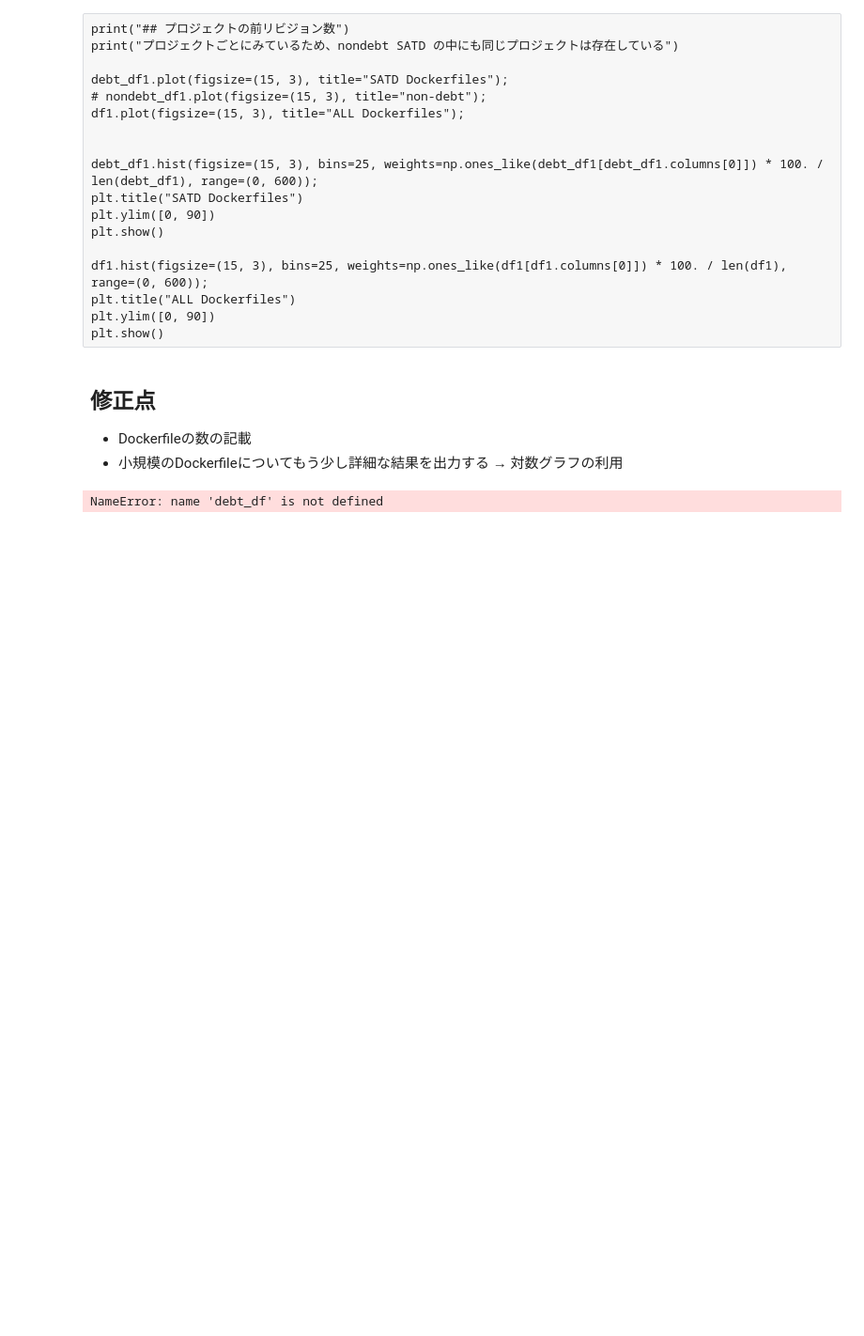
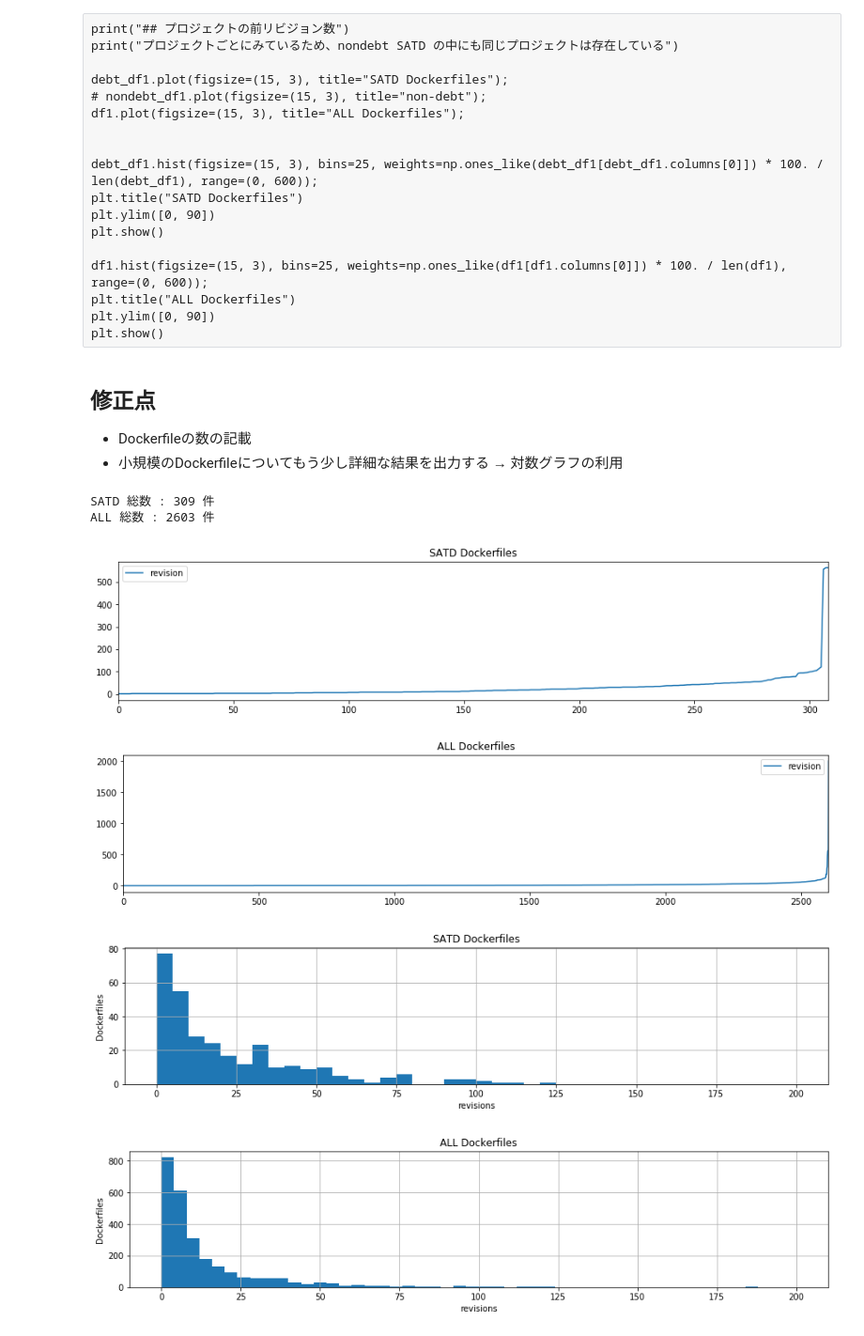
Before and after one commit to shin-shin-01/docker-satd, a Jupyter notebook: create_revision_graph.ipynb, the cells around one changed output. Shown: that part at 94% size. Drawn from its saved outputs; the diff is of its cells as text; code cells hidden in the pictures; blank space fills up the shorter version.

```diff
--- a/create_revision_graph.ipynb
+++ b/create_revision_graph.ipynb
@@ -234,19 +242,30 @@ plt.show()
 * 小規模のDockerfileについてもう少し詳細な結果を出力する
 → 対数グラフの利用
 # %%
+
+print("SATD 総数 :", len(debt_df1), "件")
+print("ALL 総数 :", len(df1), "件")
+
+
 debt_df1.plot(figsize=(15, 3), title="SATD Dockerfiles");
 # nondebt_df.plot(figsize=(15, 3), title="non-debt");
 df1.plot(figsize=(15, 3), title="ALL Dockerfiles");
 
-
-debt_df1.hist(figsize=(15, 3), bins=25, range=(0, 600));
+debt_df1.hist(figsize=(15, 3), bins=40, range=(0, 200));
 plt.title("SATD Dockerfiles")
-plt.ylim([0, 90])
+plt.ylabel('Dockerfiles')
+plt.xlabel('revisions')
 plt.show()
 
-df1.hist(figsize=(15, 3), bins=25, range=(0, 600));
+df1.hist(figsize=(15, 3), bins=50, range=(0, 200));
 plt.title("ALL Dockerfiles")
-plt.ylim([0, 90])
+plt.ylabel('Dockerfiles')
+plt.xlabel('revisions')
 plt.show()
 # %% [output]
-NameError: name 'debt_df' is not defined
+SATD 総数 : 309 件
+ALL 総数 : 2603 件
+[figure, added]
+[figure, added]
+[figure, added]
+[figure, added]
```
Also changed, not shown: parts of 3 cells of this notebook.
